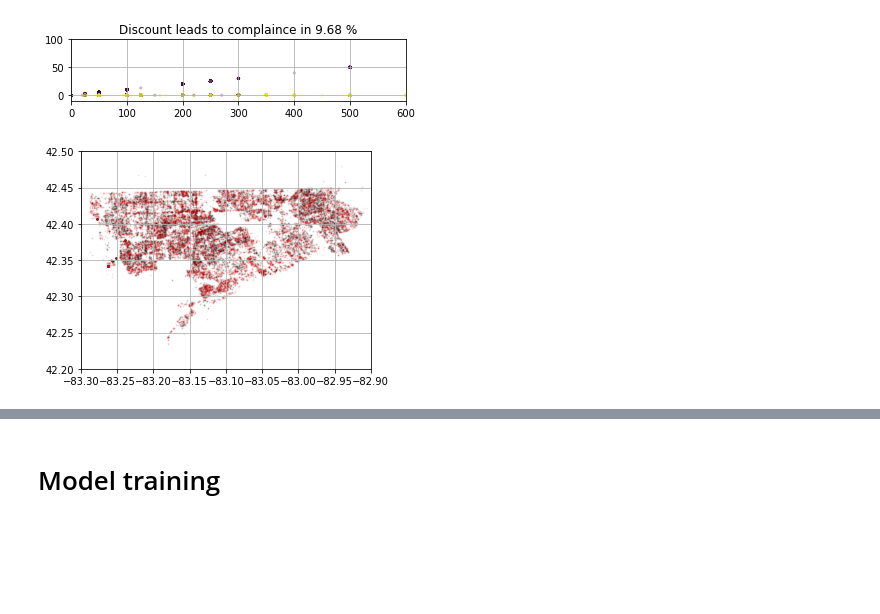
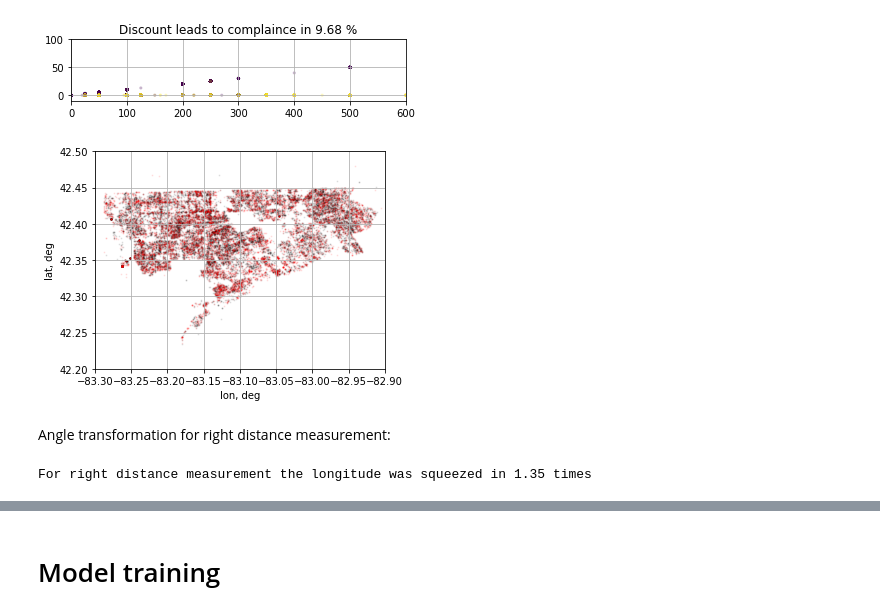
Before and after one commit to cyrilminaeff/Detroit-blight-data-challenge, a Jupyter notebook: Assignment 4 git.ipynb, the cells around one changed output, grey strips where cells are left out. Cells and saved outputs as stored; diff of their text form; code cells hidden in the pictures; blank space fills up the shorter version.

```diff
--- a/Assignment 4 git.ipynb
+++ b/Assignment 4 git.ipynb
@@ -215,6 +217,14 @@ new_cols = ['fine_amount', 'discount_amount',
 
 X.columns = new_cols
 X_test.columns = new_cols
+# %%
+# store coordinates separately
+X_coord = X[['lat', 'lon']].copy()
+X_coord_test = X_test[['lat', 'lon']].copy()
+
+drop_cols = ['lat', 'lon']
+X.drop(columns=drop_cols, inplace=True)
+X_test.drop(columns=drop_cols, inplace=True)
 # %% [markdown]
 # Data check
 # %%
@@ -266,12 +276,27 @@ plt.show()
 # %% [output]
 [figure]
 # %%
-plt.scatter(X['lon'][y==0][::10], X['lat'][y==0][::10], c='black', marker='o', s=1, alpha=0.08, label='0')
-plt.scatter(X['lon'][y==1], X['lat'][y==1], c='red', marker='o', s=1, alpha=0.08, label='1')
+plt.scatter(X_coord['lon'][y==0][::10], X_coord['lat'][y==0][::10],
+            c='black', marker='o', s=1, alpha=0.08, label='0')
+plt.scatter(X_coord['lon'][y==1], X_coord['lat'][y==1],
+            c='red', marker='o', s=1, alpha=0.08, label='1')
+plt.xlabel('lon, deg')
+plt.ylabel('lat, deg')
 plt.xlim([-83.3,-82.9])
 plt.ylim([42.2,42.5])
 plt.grid()
 plt.gca().set_aspect('equal', adjustable='box')
 plt.show();
 # %% [output]
-[figure, old version]
+[figure, new version]
+# %% [markdown]
+Angle transformation for right distance measurement:
+# %%
+theta_mean = X_coord['lat'].mean()
+X_coord['lon'] = X_coord['lon'] * np.cos(np.deg2rad(theta_mean))
+X_coord_test['lon'] = X_coord_test['lon'] * np.cos(np.deg2rad(theta_mean))
+
+print('For right distance measurement the longitude was squeezed in {:.3} times'. \
+      format(1 / np.cos(np.deg2rad(theta_mean))))
+# %% [output]
+For right distance measurement the longitude was squeezed in 1.35 times
```
Also changed, not shown: parts of 24 cells of this notebook.
